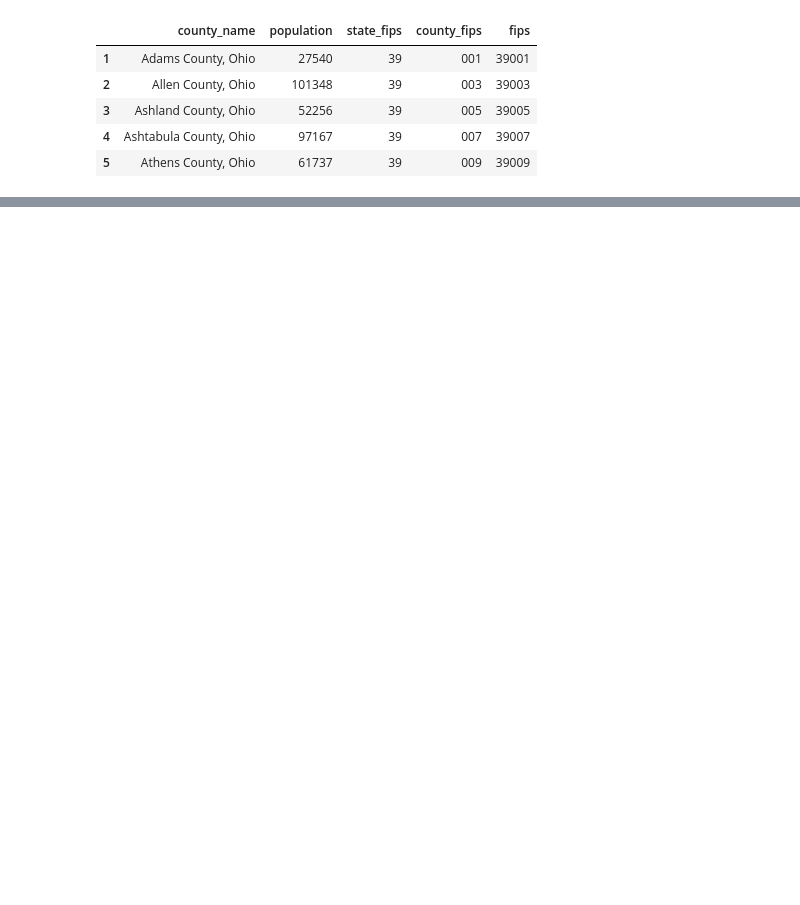
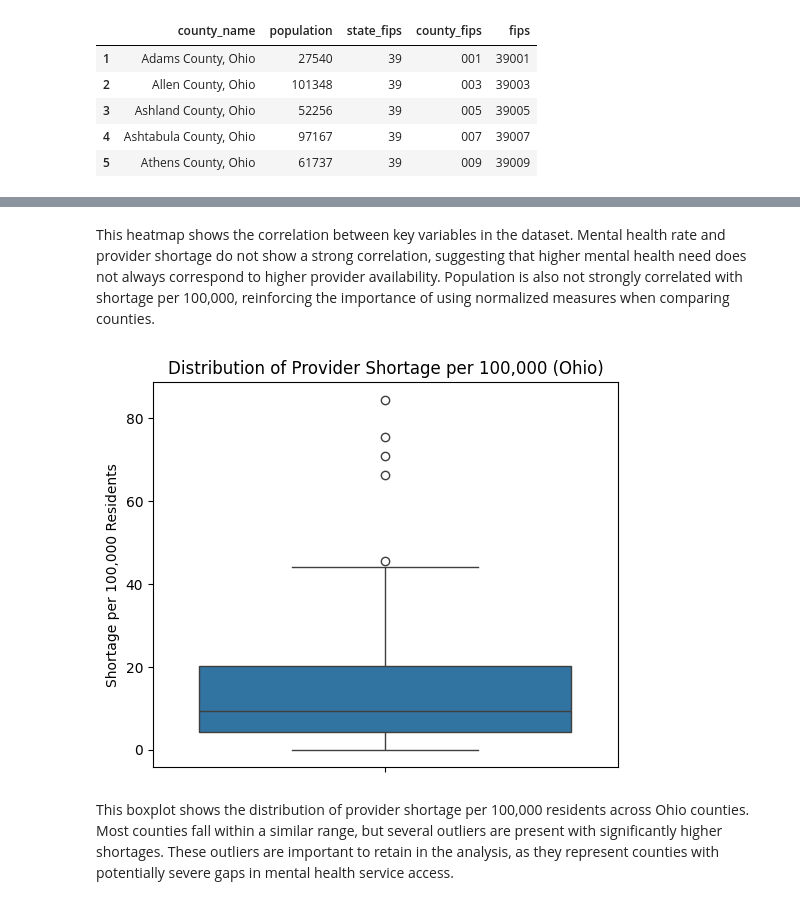
Before and after one commit to IT4063C-Spring26/final-project-Conner-Morgan329, a Jupyter notebook: Check2.ipynb, the cells around one changed output, grey strips where cells are left out. Cells and saved outputs as stored; diff of their text form; code cells hidden in the pictures; blank space fills up the shorter version.

```diff
--- a/Check2.ipynb
+++ b/Check2.ipynb
@@ -189,0 +203,9 @@ acs_df.head()
+# %%
+# Keep only necessary columns for analysis
+acs_clean = acs_df[['fips', 'county_name', 'population']].copy()
+
+# Ensure FIPS codes are formatted correctly (5 digits with leading zeros) Necessary for merging with other datasets
+acs_clean['fips'] = acs_clean['fips'].astype(str).str.zfill(5)
+
+# Preview cleaned dataset
+acs_clean.head()
@@ -189,0 +281,18 @@ acs_df.head()
+# %% [markdown]
+This heatmap shows the correlation between key variables in the dataset. Mental health rate and provider shortage do not show a strong correlation, suggesting that higher mental health need does not always correspond to higher provider availability. Population is also not strongly correlated with shortage per 100,000, reinforcing the importance of using normalized measures when comparing counties.
+# %%
+import seaborn as sns
+import matplotlib.pyplot as plt
+
+plt.figure(figsize=(6,5))
+
+sns.boxplot(y=merged_all['shortage_per_100k'])
+
+plt.title('Distribution of Provider Shortage per 100,000 (Ohio)')
+plt.ylabel('Shortage per 100,000 Residents')
+
+plt.show()
+# %% [output]
+[figure, added]
+# %% [markdown]
+This boxplot shows the distribution of provider shortage per 100,000 residents across Ohio counties. Most counties fall within a similar range, but several outliers are present with significantly higher shortages. These outliers are important to retain in the analysis, as they represent counties with potentially severe gaps in mental health service access.
```
Also changed, not shown: parts of 11 cells of this notebook, 3 other files.
